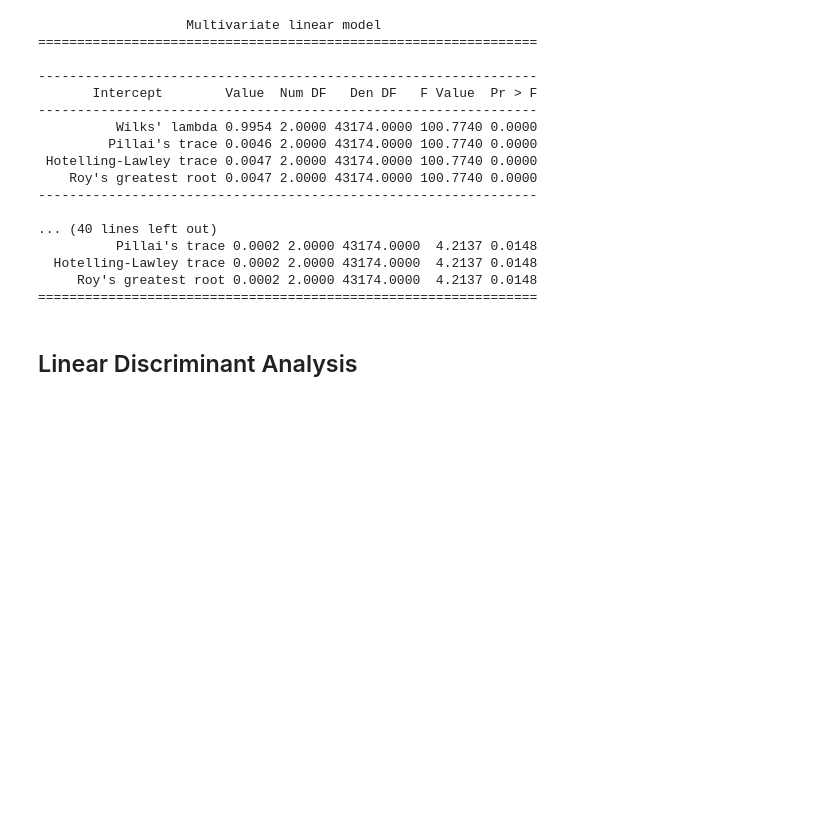
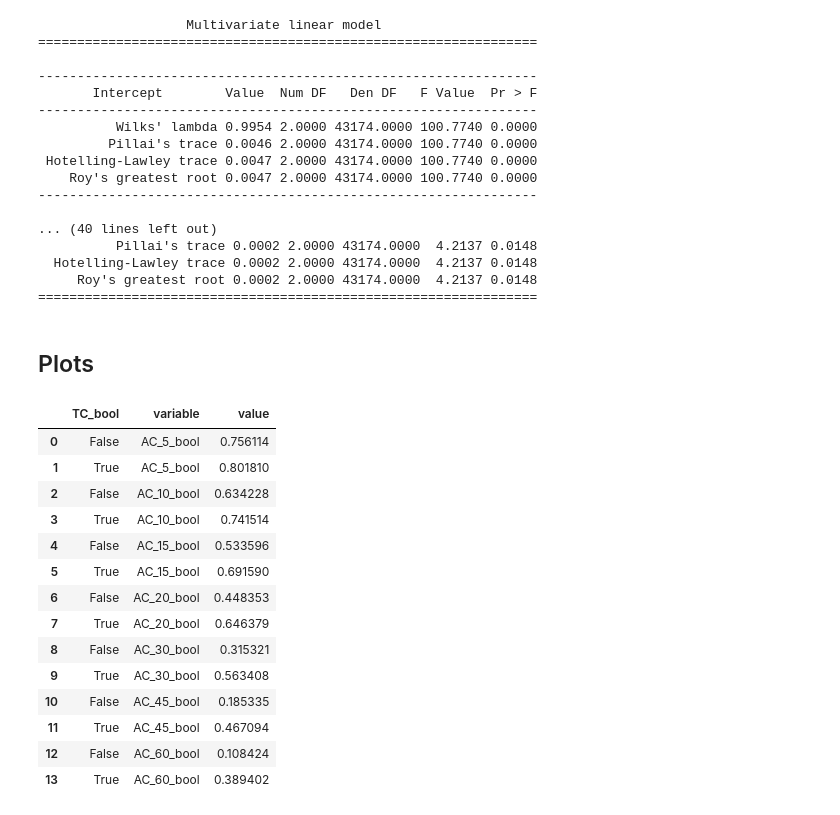
Before and after one commit to PhilipMathieu/access, a Jupyter notebook: notebooks/statistical_analysis.ipynb, the cells around one changed output. Cells and saved outputs as stored; diff of their text form; code cells hidden in the pictures; blank space fills up the shorter version.

```diff
--- a/notebooks/statistical_analysis.ipynb
+++ b/notebooks/statistical_analysis.ipynb
@@ -148,5 +166,25 @@ print(fit.mv_test())
   Hotelling-Lawley trace 0.0002 2.0000 43174.0000  4.2137 0.0148
      Roy's greatest root 0.0002 2.0000 43174.0000  4.2137 0.0148
 ================================================================
-# %% [markdown]
-## Linear Discriminant Analysis
+# %% [markdown]
+## Plots
+# %%
+percents = ejblocks.groupby("TC_bool")[cols_bools].sum() / ejblocks.groupby("TC_bool")[cols_bools].count()
+percents = percents.melt(ignore_index=False).reset_index()
+percents
+# %% [output]
+|  | TC_bool | variable | value |
+| 0 | False | AC_5_bool | 0.756114 |
+| 1 | True | AC_5_bool | 0.801810 |
+| 2 | False | AC_10_bool | 0.634228 |
+| 3 | True | AC_10_bool | 0.741514 |
+| 4 | False | AC_15_bool | 0.533596 |
+| 5 | True | AC_15_bool | 0.691590 |
+| 6 | False | AC_20_bool | 0.448353 |
+| 7 | True | AC_20_bool | 0.646379 |
+| 8 | False | AC_30_bool | 0.315321 |
+| 9 | True | AC_30_bool | 0.563408 |
+| 10 | False | AC_45_bool | 0.185335 |
+| 11 | True | AC_45_bool | 0.467094 |
+| 12 | False | AC_60_bool | 0.108424 |
+| 13 | True | AC_60_bool | 0.389402 |
```
Also changed, not shown: parts of 9 cells of this notebook.
